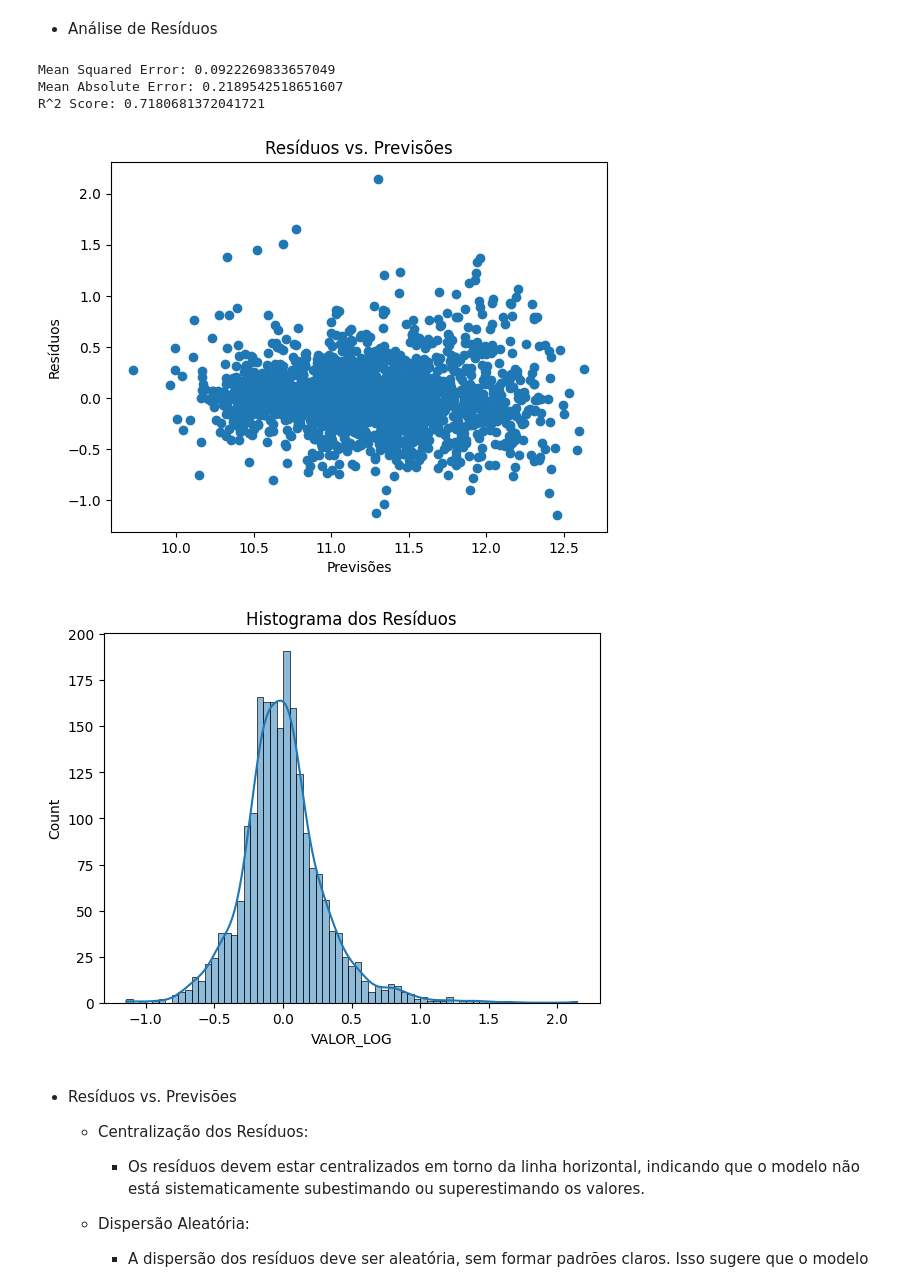
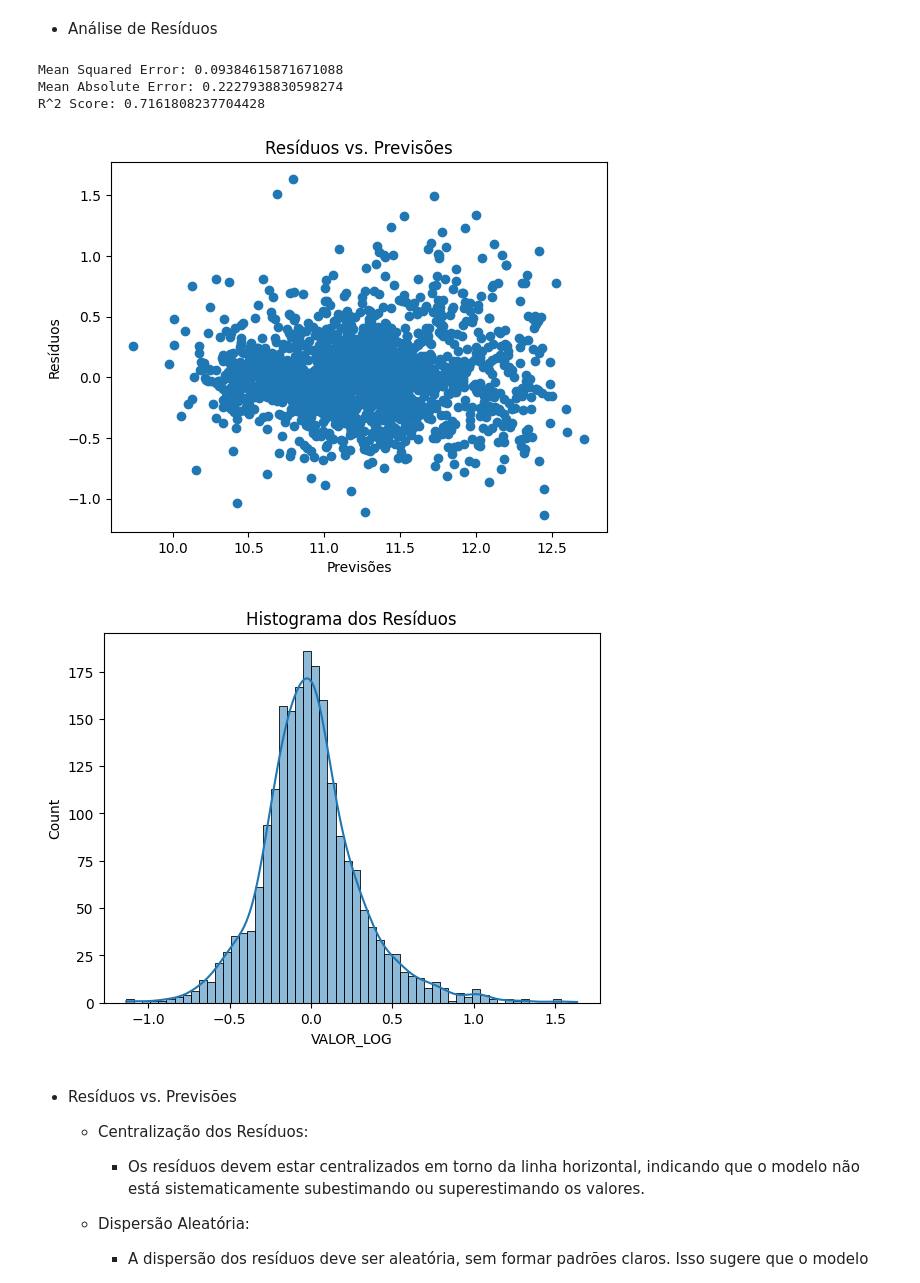
Before and after one commit to RailanDeivid/MercadoLivre_Scraper_and_CarPricePredictor, a Jupyter notebook: src/modelagem/modelagem.ipynb, the cells around one changed output. Saved outputs shown, nothing was run; the diff lists cells and outputs as text; code cells hidden in the pictures.

```diff
--- a/src/modelagem/modelagem.ipynb
+++ b/src/modelagem/modelagem.ipynb
@@ -34,7 +41,7 @@ df.sample(5)
 ### Separando base de treino e teste
 # %%
 ## Lista com colunas que não serão usadas
-drop_colunas_x = ['KM','ANO_LOG','valor', 'marca', 'modelo', 'uf']
+drop_colunas_x = ['KM','ANO_LOG','valor', 'marca','modelo','uf','motor']
 
 dados_modelo = df.copy()
 dados_modelo = dados_modelo.drop(columns=drop_colunas_x)
@@ -46,7 +53,7 @@ y_valores_abs = dados_modelo['VALOR_LOG']
 
 
 # Dividi os dados em treino e teste para valores orginais
-X_treino_abs, X_teste_abs, y_treino_abs, y_teste_abs = train_test_split(X_valores_abs, y_valores_abs, test_size=0.2, random_state=42)
+X_train, X_test, y_train, y_test = train_test_split(X_valores_abs, y_valores_abs, test_size=0.2, random_state=42)
 # %% [markdown]
 ### Treinando Modelos
 # %% [markdown]
@@ -55,12 +62,12 @@ X_treino_abs, X_teste_abs, y_treino_abs, y_teste_abs = train_test_split(X_valore
 # setando o lr_model
 lr_model = LinearRegression()
 # Treinando o lr_model
-lr_model.fit(X_treino_abs, y_treino_abs)
+lr_model.fit(X_train, y_train)
 #previsões nos dados de teste
-y_pred_abs = lr_model.predict(X_teste_abs)
+y_pred_abs = lr_model.predict(X_test)
 # Avaliando o lr_model
-mse = mean_squared_error(y_teste_abs, y_pred_abs)
-r2 = r2_score(y_teste_abs, y_pred_abs)
+mse = mean_squared_error(y_test, y_pred_abs)
+r2 = r2_score(y_test, y_pred_abs)
 
 print(f"Mean Squared Error: {mse}")
 print(f"R² Score: {r2}")
@@ -73,35 +80,35 @@ R² Score: 0.7180681372041721
 * Análise de Resíduos
 # %%
 # Previsões do modelo
-y_pred_abs = lr_model.predict(X_teste_abs)
+y_pred_abs = lr_model.predict(X_test)
 
 # Calculaamdo o Mean Squared Error
-mse = mean_squared_error(y_teste_abs, y_pred_abs)
-mae = mean_absolute_error(y_teste_abs, y_pred_abs)
-r2 = r2_score(y_teste_abs, y_pred_abs)
+mse = mean_squared_error(y_test, y_pred_abs)
+mae = mean_absolute_error(y_test, y_pred_abs)
+r2 = r2_score(y_test, y_pred_abs)
 
 print(f"Mean Squared Error: {mse}")
 print(f"Mean Absolute Error: {mae}")
 print(f"R^2 Score: {r2}")
 
 # Plotar resíduos vs. previsões
-residuos = y_teste_abs - y_pred_abs
+residuos = y_test - y_pred_abs
 plt.scatter(y_pred_abs, residuos)
 plt.xlabel('Previsões')
 plt.ylabel('Resíduos')
 plt.title('Resíduos vs. Previsões')
 plt.show()
 
 # Histograma dos resíduos
 sns.histplot(residuos, kde=True)
 plt.title('Histograma dos Resíduos')
 plt.show()
 # %% [output]
-Mean Squared Error: 0.0922269833657049
-Mean Absolute Error: 0.2189542518651607
-R^2 Score: 0.7180681372041721
+Mean Squared Error: 0.09384615871671088
+Mean Absolute Error: 0.2227938830598274
+R^2 Score: 0.7161808237704428
-[figure, old version]
+[figure, new version]
-[figure, old version]
+[figure, new version]
 # %% [markdown]
 * Resíduos vs. Previsões
 
```
Also changed, not shown: parts of 6 cells of this notebook, 8 other files.
